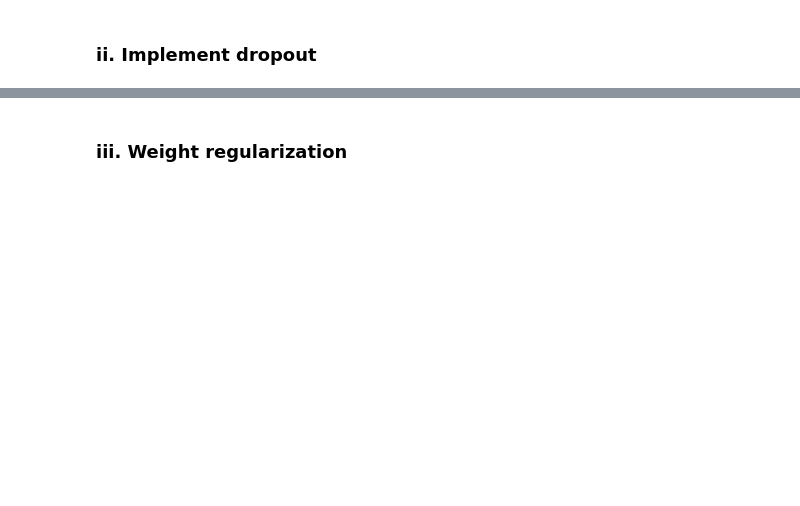
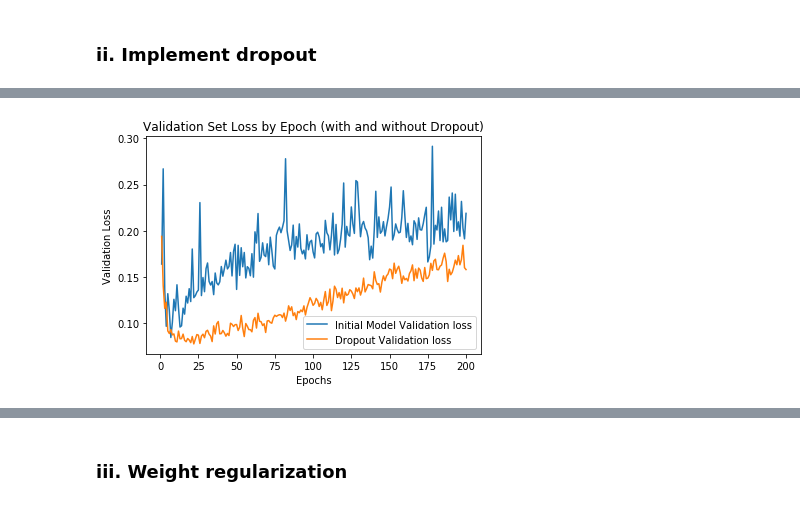
Before and after one commit to bethbailey/MACS30200proj, a Jupyter notebook: ProblemSets/PS3/PS3_Bailey.ipynb, the cells around one changed output, grey strips where cells are left out. Cells and saved outputs as stored; diff of their text form; code cells hidden in the pictures; blank space fills up the shorter version.

```diff
--- a/ProblemSets/PS3/PS3_Bailey.ipynb
+++ b/ProblemSets/PS3/PS3_Bailey.ipynb
@@ -101,11 +171,13 @@ dropout_history_dict = dropout_history.history
 # %%
 dropout_val_loss_values = dropout_history_dict['val_loss']
 
-plt.plot(epochs, val_loss_values, 'b', label='Initial Model Validation loss')
-plt.plot(epochs, dropout_val_loss_values, 'bo', label='Dropout Validation loss')
+plt.plot(epochs, val_loss_values, label='Initial Model Validation loss')
+plt.plot(epochs, dropout_val_loss_values, label='Dropout Validation loss')
 plt.title('Validation Set Loss by Epoch (with and without Dropout)')
 plt.xlabel('Epochs')
 plt.ylabel('Validation Loss')
 plt.legend()
 
 plt.show()
+# %% [output]
+[figure, added]
```
Also changed, not shown: parts of 65 cells of this notebook.
